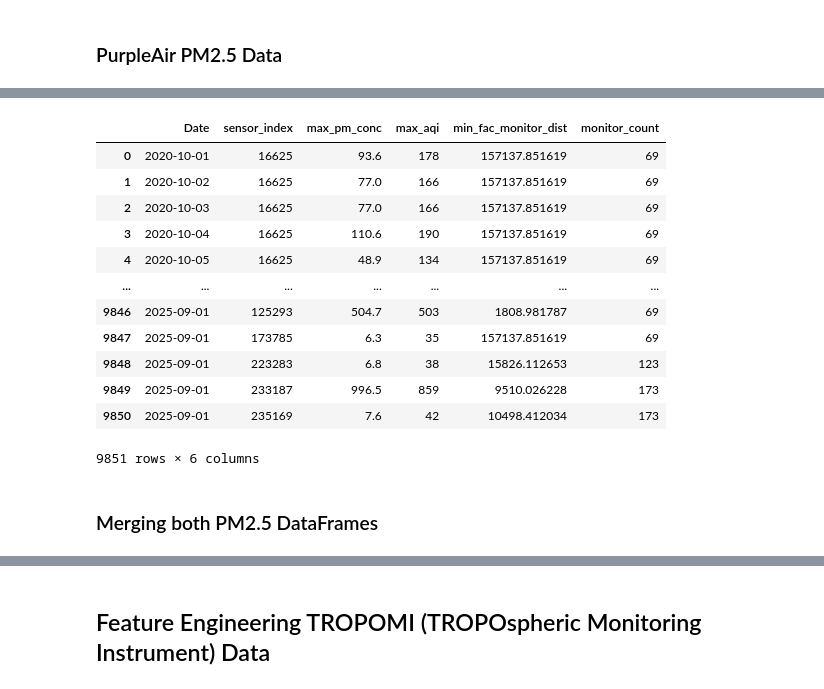
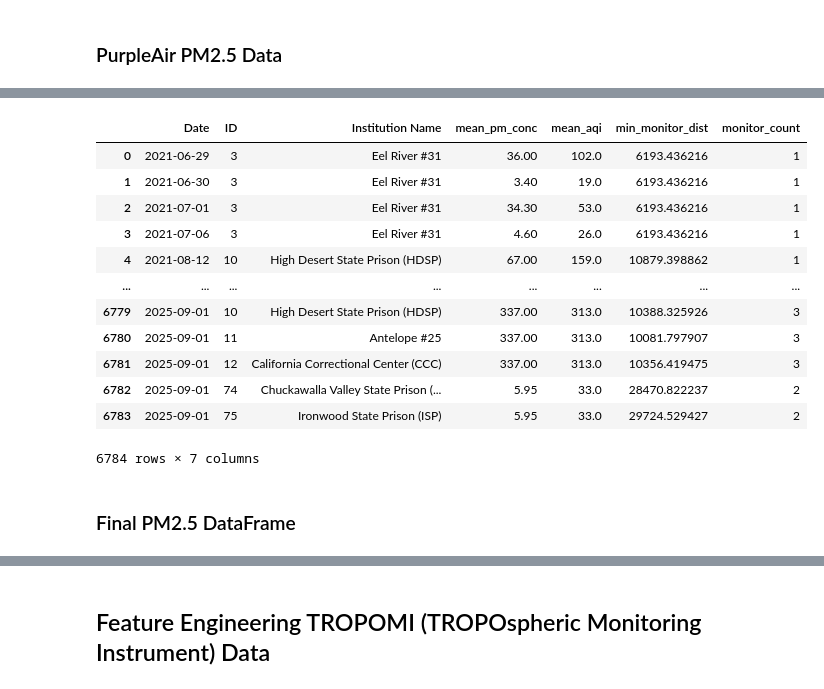
Before and after one commit to allisonsibrian/ca-wildfire-pollution-prison-project, a Jupyter notebook: ca_wildfire_feature_engineering.ipynb, the cells around one changed output, grey strips where cells are left out. Cells and saved outputs as stored; diff of their text form; code cells hidden in the pictures.

Commit message:
finalizing pm features, moving to final stage of feature engineering tropomi data

```diff
--- a/ca_wildfire_feature_engineering.ipynb
+++ b/ca_wildfire_feature_engineering.ipynb
@@ -490,9 +493,9 @@ epa_fac_agg_df
 missing_ids_df = epa_single_fac[epa_single_fac['ID'].isin(missing_ids)]
 
 # Manually found monitors on PurpleAir Map by copy-pasting facilities address'
-# Note: first group of 3 correlate to Susanville addresses, first group of 2 to Blyth addresses, last two groups of 3 correlate to
-# Redway and Bieber addresses
-sensor_ids = [235169, 233187, 12302, 89643, 223283, 125293, 121137, 111419, 173785, 82983, 16625]
+# Note: first group of 3 correlate to Susanville addresses, first group of 2 to Blyth addresses, last group of 3 correlates to
+# Redway and last group of 2 corresponds to Bieber addresses
+sensor_ids = [235169, 233187, 12302, 89643, 223283, 125293, 121137, 111419, 220697, 231935]
 
 time_chunks = [
     ('2020-01-01T00:00:00Z', '2021-01-01T00:00:00Z'),
@@ -631,11 +619,11 @@ purpleair_sorted['Latitude'] = list(map(lambda x: site_lat_lon.get(x)[0], purple
 purpleair_sorted['Longitude'] = list(map(lambda x: site_lat_lon.get(x)[1], purpleair_sorted['sensor_index']))
 # %%
 # Converting purpleair df into a GeoDataFrame
-purpleair_sorted_gdf = gpd.GeoDataFrame(
-    purpleair_grouped, geometry=gpd.points_from_xy(purpleair_grouped.Longitude, purpleair_grouped.Latitude), crs="EPSG:4326"
-)
-
-#purpleair_grouped_gdf = purpleair_grouped_gdf.to_crs(epsg=3310)
+purpleair_gdf = gpd.GeoDataFrame(
+    purpleair_sorted,
+    geometry=gpd.points_from_xy(purpleair_sorted.Longitude, purpleair_sorted.Latitude),
+    crs="EPSG:4326"
+).to_crs(epsg=3310)
 
 purpleair_fac = final_facilities_data.copy()
 
@@ -656,62 +644,56 @@ manual_mapping = [
     {'ID': 74, 'sensor_index': 89643},
     {'ID': 74, 'sensor_index': 223283},
 
     {'ID': 75, 'sensor_index': 89643},
     {'ID': 75, 'sensor_index': 223283},
 
     {'ID': 3, 'sensor_index': 125293},
     {'ID': 3, 'sensor_index': 121137},
     {'ID': 3, 'sensor_index': 111419},
 
-    {'ID': 6, 'sensor_index': 173785},
-    {'ID': 6, 'sensor_index': 82983},
-    {'ID': 6, 'sensor_index': 16625},
+    {'ID': 6, 'sensor_index': 220697},
+    {'ID': 6, 'sensor_index': 231935},
 ]
 manual_lookup_df = pd.DataFrame(manual_mapping)
 
-# Merge with manual mapping
-purpleair_timeseries = pd.merge(
-    manual_lookup_df,
-    purpleair_grouped_gdf,
-    on='sensor_index',
-    how='inner'
-)
+# Merge sensors with manual mapping
+purpleair_timeseries = pd.merge(manual_lookup_df, purpleair_gdf, on='sensor_index')
 
 # Merge with facilities data
 purpleair_fac_timeseries = pd.merge(
     purpleair_timeseries,
     purpleair_fac[['ID', 'Institution Name', 'Geometry']],
     on='ID',
     how='inner'
 )
 
 # Find distance from appropriate facilities
-purpleair_fac_timeseries['distance_fac_purpleair'] = gpd.GeoSeries(purpleair_fac_timeseries['Geometry']).distance(
-    gpd.GeoSeries(purpleair_fac_timeseries['geometry'])
+purpleair_fac_timeseries['distance_fac_purpleair'] = gpd.GeoSeries(purpleair_fac_timeseries['geometry']).distance(
+    gpd.GeoSeries(purpleair_fac_timeseries['Geometry'])
 )
 
 # Aggregate PurpleAir PM2.5 and facilities data
-purpleair_fac_agg_df = purpleair_fac_timeseries.groupby(['Date', 'sensor_index']).agg(
-    max_pm_conc=('epa_standard_conversion','max'),
-    max_aqi=('AQI_calculated','max'),
-    min_fac_monitor_dist=('distance_fac_purpleair','min'),
-    monitor_count=('sensor_index', 'count')
+purpleair_fac_agg_df = purpleair_fac_timeseries.groupby(['Date', 'ID', 'Institution Name']).agg(
+    mean_pm_conc=('epa_standard_conversion', 'mean'),
+    mean_aqi=('AQI_calculated', 'mean'),
+    min_monitor_dist=('distance_fac_purpleair', 'min'),
+    monitor_count=('sensor_index', 'nunique')
 ).reset_index()
 
 purpleair_fac_agg_df
 # %% [output]
-|  | Date | sensor_index | max_pm_conc | max_aqi | min_fac_monitor_dist | monitor_count |
-| 0 | 2020-10-01 | 16625 | 93.6 | 178 | 157137.851619 | 69 |
-| 1 | 2020-10-02 | 16625 | 77.0 | 166 | 157137.851619 | 69 |
-| 2 | 2020-10-03 | 16625 | 77.0 | 166 | 157137.851619 | 69 |
-| 3 | 2020-10-04 | 16625 | 110.6 | 190 | 157137.851619 | 69 |
-| 4 | 2020-10-05 | 16625 | 48.9 | 134 | 157137.851619 | 69 |
-| ... | ... | ... | ... | ... | ... | ... |
-| 9846 | 2025-09-01 | 125293 | 504.7 | 503 | 1808.981787 | 69 |
-| 9847 | 2025-09-01 | 173785 | 6.3 | 35 | 157137.851619 | 69 |
-| 9848 | 2025-09-01 | 223283 | 6.8 | 38 | 15826.112653 | 123 |
-| 9849 | 2025-09-01 | 233187 | 996.5 | 859 | 9510.026228 | 173 |
-| 9850 | 2025-09-01 | 235169 | 7.6 | 42 | 10498.412034 | 173 |
+|  | Date | ID | Institution Name | mean_pm_conc | mean_aqi | min_monitor_dist | monitor_count |
+| 0 | 2021-06-29 | 3 | Eel River #31 | 36.00 | 102.0 | 6193.436216 | 1 |
+| 1 | 2021-06-30 | 3 | Eel River #31 | 3.40 | 19.0 | 6193.436216 | 1 |
+| 2 | 2021-07-01 | 3 | Eel River #31 | 34.30 | 53.0 | 6193.436216 | 1 |
+| 3 | 2021-07-06 | 3 | Eel River #31 | 4.60 | 26.0 | 6193.436216 | 1 |
+| 4 | 2021-08-12 | 10 | High Desert State Prison (HDSP) | 67.00 | 159.0 | 10879.398862 | 1 |
+| ... | ... | ... | ... | ... | ... | ... | ... |
+| 6779 | 2025-09-01 | 10 | High Desert State Prison (HDSP) | 337.00 | 313.0 | 10388.325926 | 3 |
+| 6780 | 2025-09-01 | 11 | Antelope #25 | 337.00 | 313.0 | 10081.797907 | 3 |
+| 6781 | 2025-09-01 | 12 | California Correctional Center (CCC) | 337.00 | 313.0 | 10356.419475 | 3 |
+| 6782 | 2025-09-01 | 74 | Chuckawalla Valley State Prison (... | 5.95 | 33.0 | 28470.822237 | 2 |
+| 6783 | 2025-09-01 | 75 | Ironwood State Prison (ISP) | 5.95 | 33.0 | 29724.529427 | 2 |
-9851 rows × 6 columns
+6784 rows × 7 columns
 # %% [markdown]
-### Merging both PM2.5 DataFrames
+### Final PM2.5 DataFrame
```
Also changed, not shown: parts of 6 cells of this notebook.
